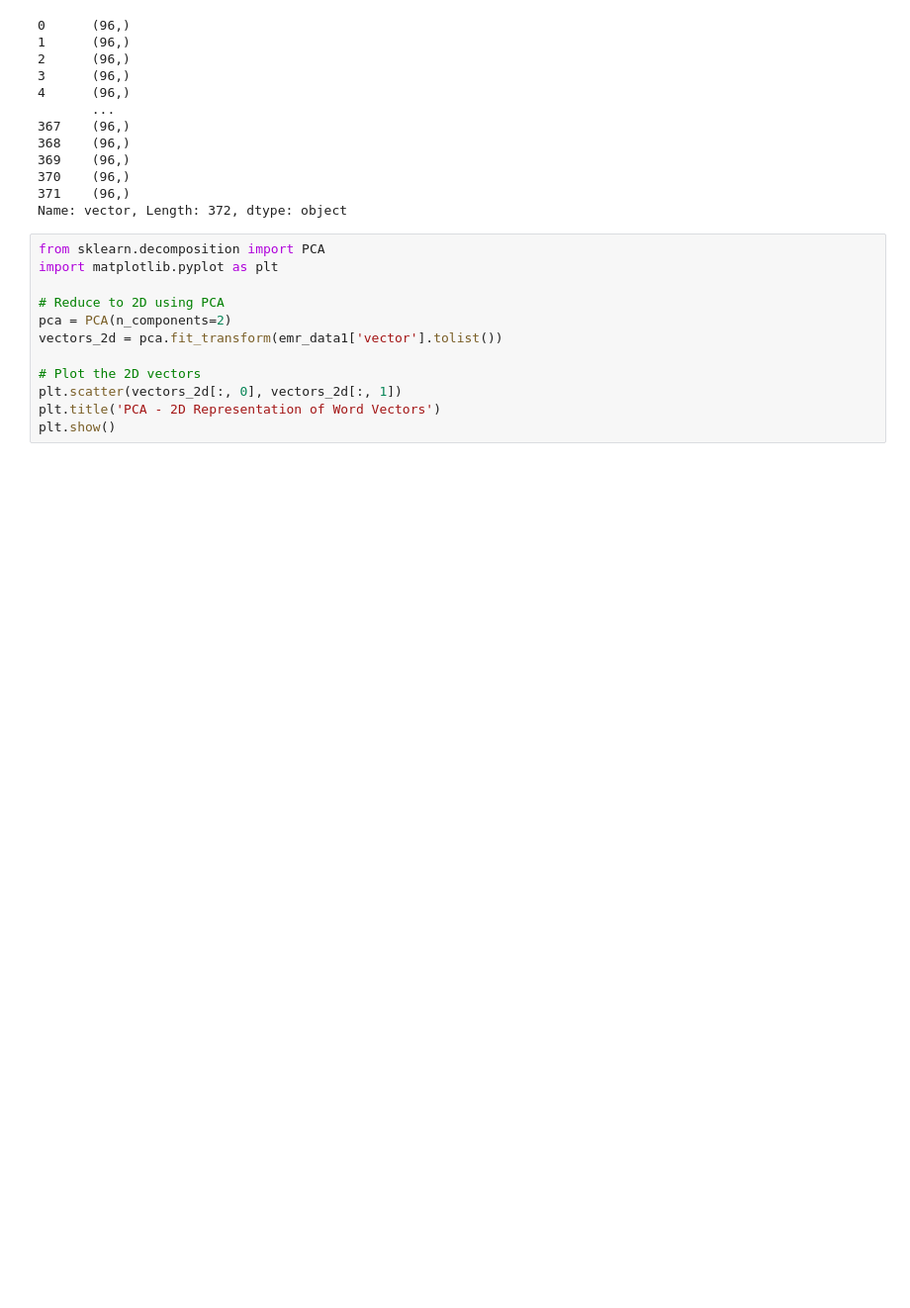
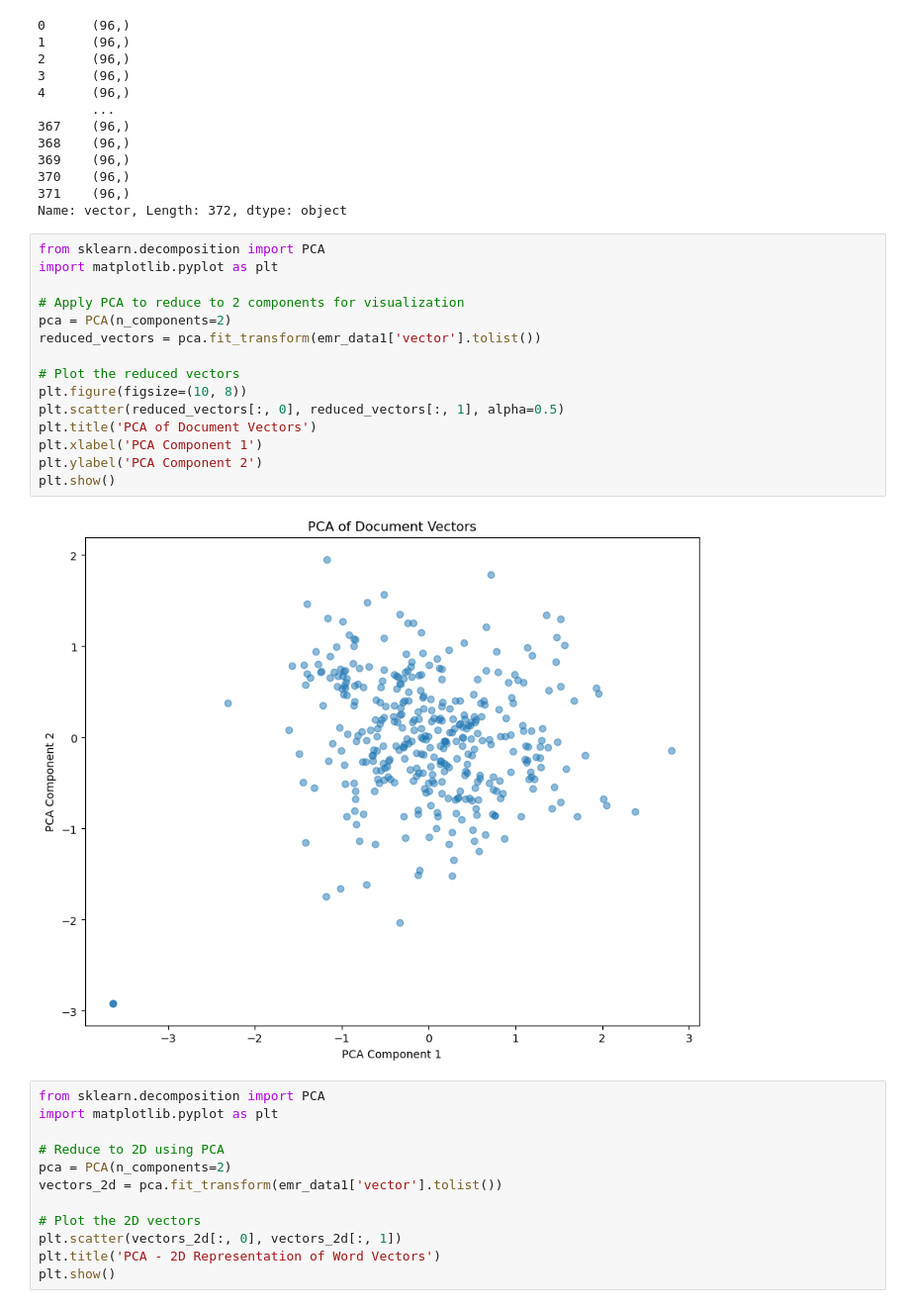
Before and after one commit to oscarhernandezmartinez/AI_WORKSHOP, a Jupyter notebook: TEAM2_EMR_AI_WORKSHOP.ipynb, the cells around one changed output. Shown: that part at 99% size. Saved outputs shown, nothing was run; the diff lists cells and outputs as text; blank space fills up the shorter version.

```diff
--- a/TEAM2_EMR_AI_WORKSHOP.ipynb
+++ b/TEAM2_EMR_AI_WORKSHOP.ipynb
@@ -648,6 +709,23 @@ print(emr_data1['vector'].apply(lambda x: x.shape))
 370    (96,)
 371    (96,)
 Name: vector, Length: 372, dtype: object
+# %%
+from sklearn.decomposition import PCA
+import matplotlib.pyplot as plt
+
+# Apply PCA to reduce to 2 components for visualization
+pca = PCA(n_components=2)
+reduced_vectors = pca.fit_transform(emr_data1['vector'].tolist())
+
+# Plot the reduced vectors
+plt.figure(figsize=(10, 8))
+plt.scatter(reduced_vectors[:, 0], reduced_vectors[:, 1], alpha=0.5)
+plt.title('PCA of Document Vectors')
+plt.xlabel('PCA Component 1')
+plt.ylabel('PCA Component 2')
+plt.show()
+# %% [output]
+[figure, added]
 # %%
 from sklearn.decomposition import PCA
 import matplotlib.pyplot as plt
```
Also changed, not shown: parts of 12 cells of this notebook.
